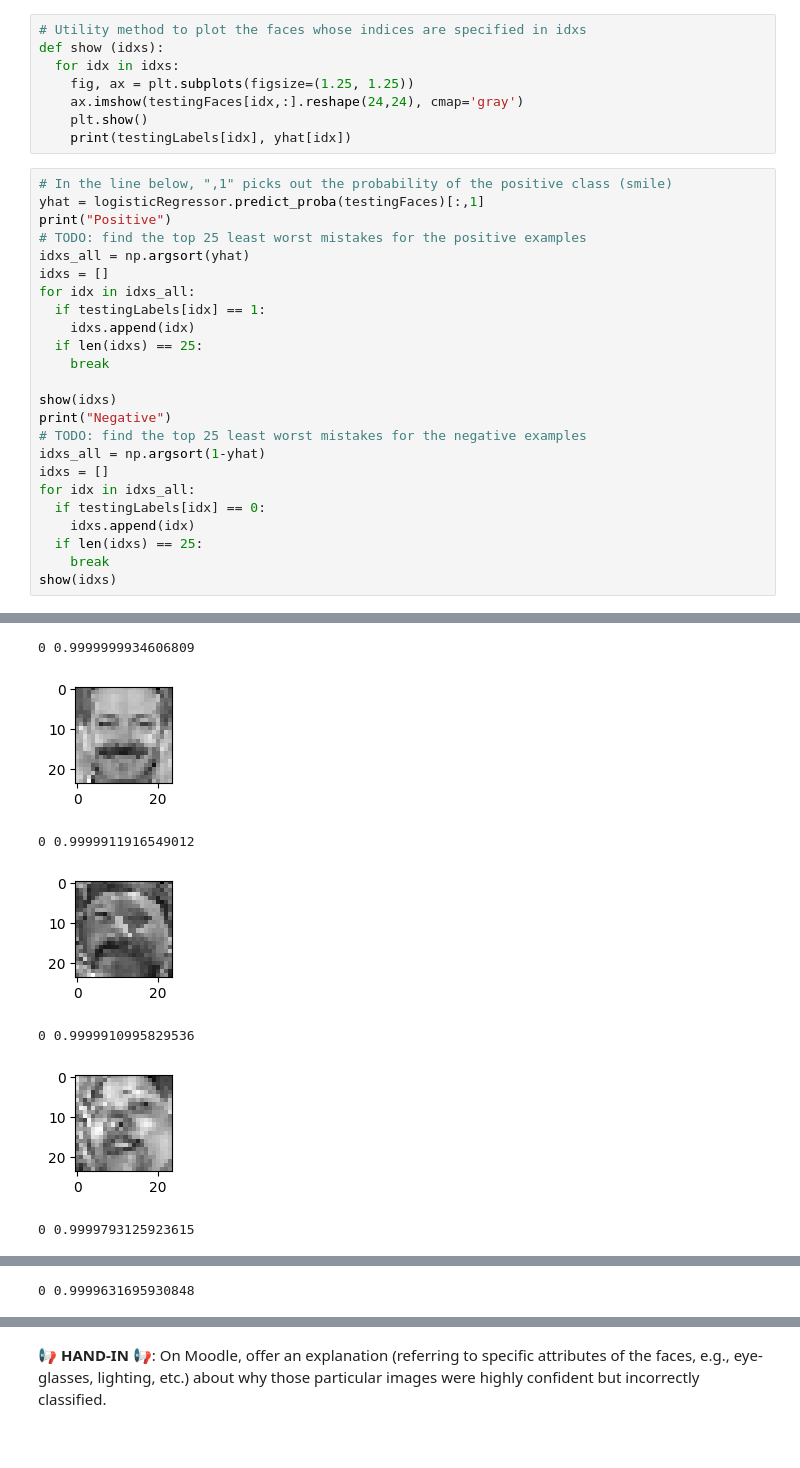
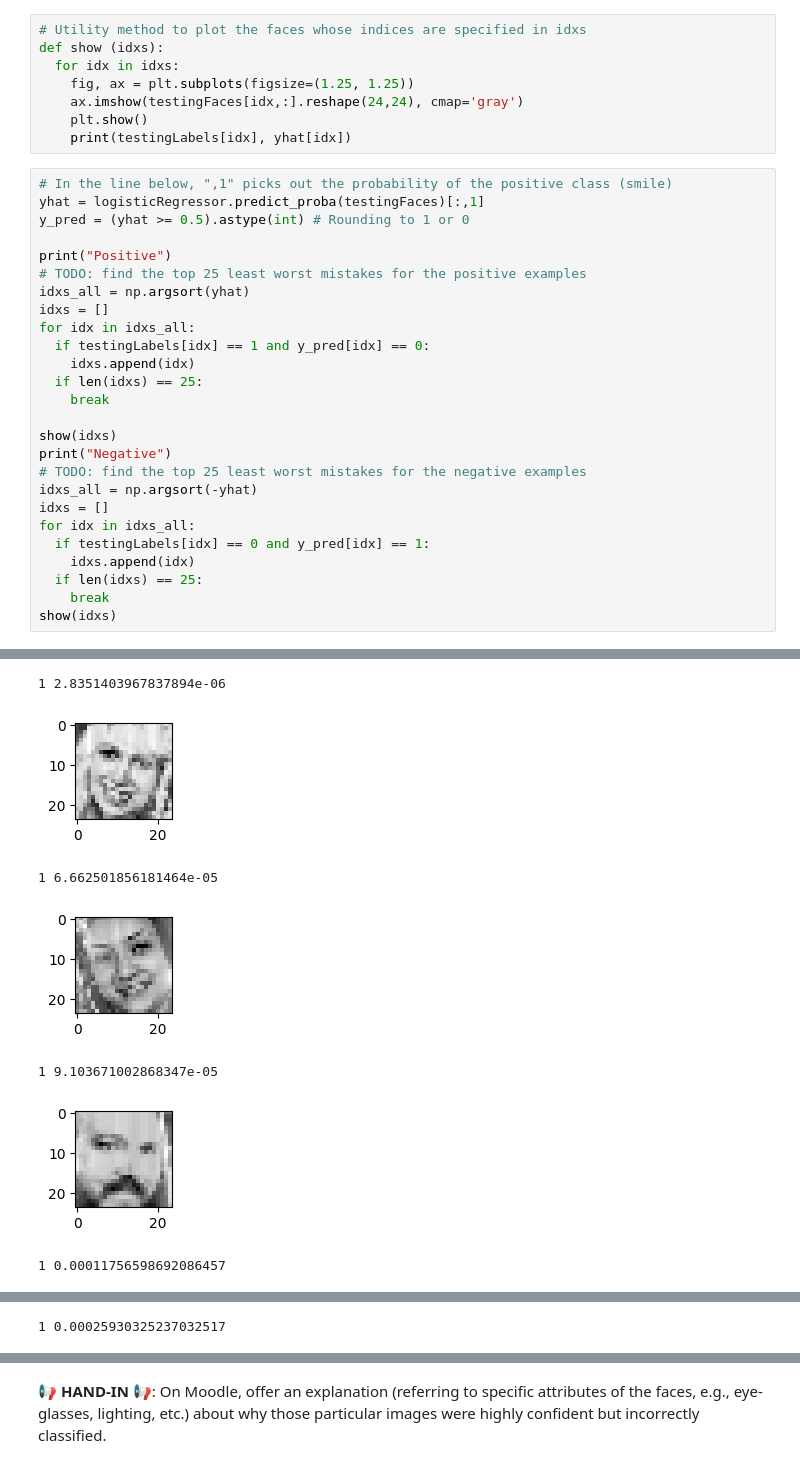
Before and after one commit to Suhejl/MLDM_Labs, a Jupyter notebook: week4/L04_Logistic_Regression.ipynb, the cells around one changed output, grey strips where cells are left out. Drawn from its saved outputs; the diff is of its cells as text.

```diff
--- a/week4/L04_Logistic_Regression.ipynb
+++ b/week4/L04_Logistic_Regression.ipynb
@@ -147,12 +147,14 @@ def show (idxs):
 # %%
 # In the line below, ",1" picks out the probability of the positive class (smile)
 yhat = logisticRegressor.predict_proba(testingFaces)[:,1]
+y_pred = (yhat >= 0.5).astype(int) # Rounding to 1 or 0
+
 print("Positive")
 # TODO: find the top 25 least worst mistakes for the positive examples
 idxs_all = np.argsort(yhat)
 idxs = []
 for idx in idxs_all:
-  if testingLabels[idx] == 1:
+  if testingLabels[idx] == 1 and y_pred[idx] == 0:
     idxs.append(idx)
   if len(idxs) == 25:
     break
@@ -160,10 +162,10 @@ for idx in idxs_all:
 show(idxs)
 print("Negative")
 # TODO: find the top 25 least worst mistakes for the negative examples
-idxs_all = np.argsort(1-yhat)
+idxs_all = np.argsort(-yhat)
 idxs = []
 for idx in idxs_all:
-  if testingLabels[idx] == 0:
+  if testingLabels[idx] == 0 and y_pred[idx] == 1:
     idxs.append(idx)
   if len(idxs) == 25:
     break
@@ -183,7 +176,7 @@ Negative
-0 0.9999999934606809
+1 2.8351403967837894e-06
-[figure, old version]
+[figure, new version]
-0 0.9999911916549012
+1 6.662501856181464e-05
-[figure, old version]
+[figure, new version]
-0 0.9999910995829536
+1 9.103671002868347e-05
-[figure, old version]
+[figure, new version]
-0 0.9999793125923615
+1 0.00011756598692086457
@@ -191 +184 @@ Negative
-0 0.9999631695930848
+1 0.00025930325237032517
```
Also changed, not shown: parts of 11 cells of this notebook.
